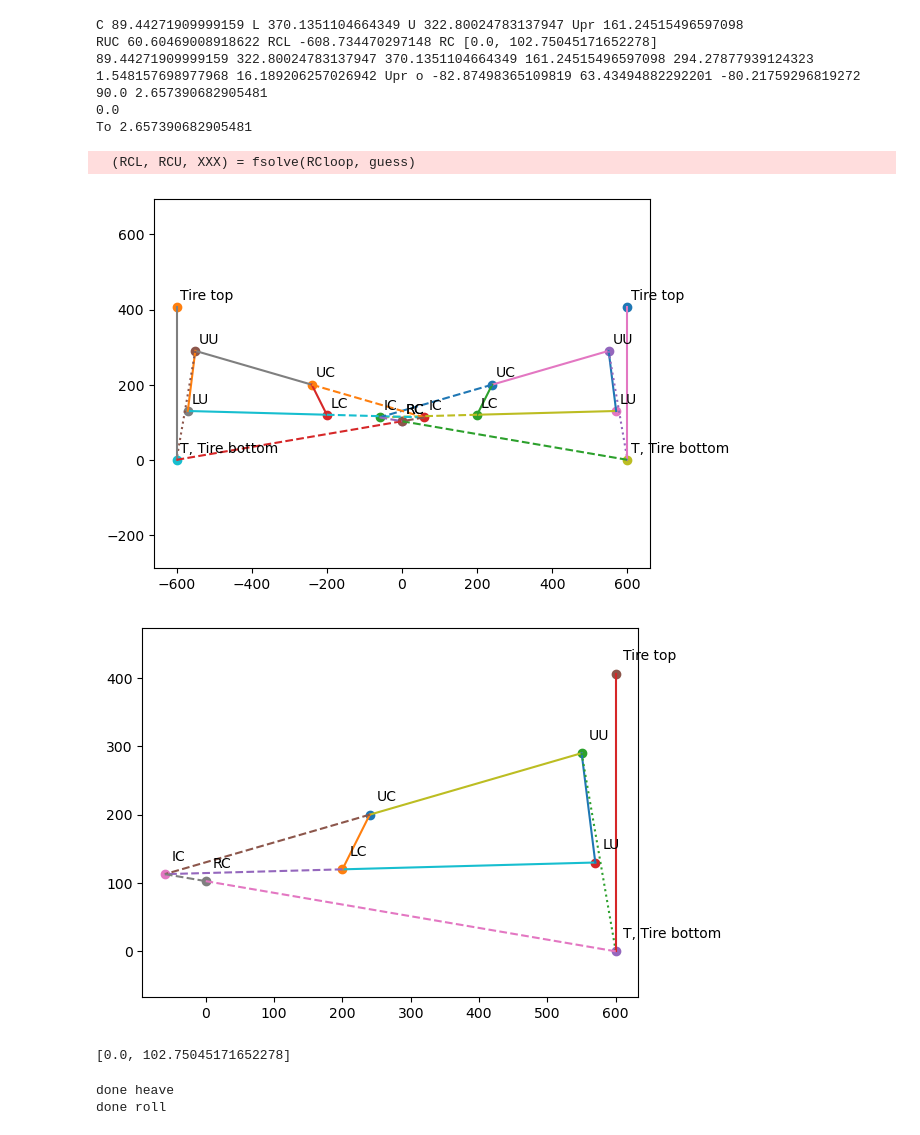
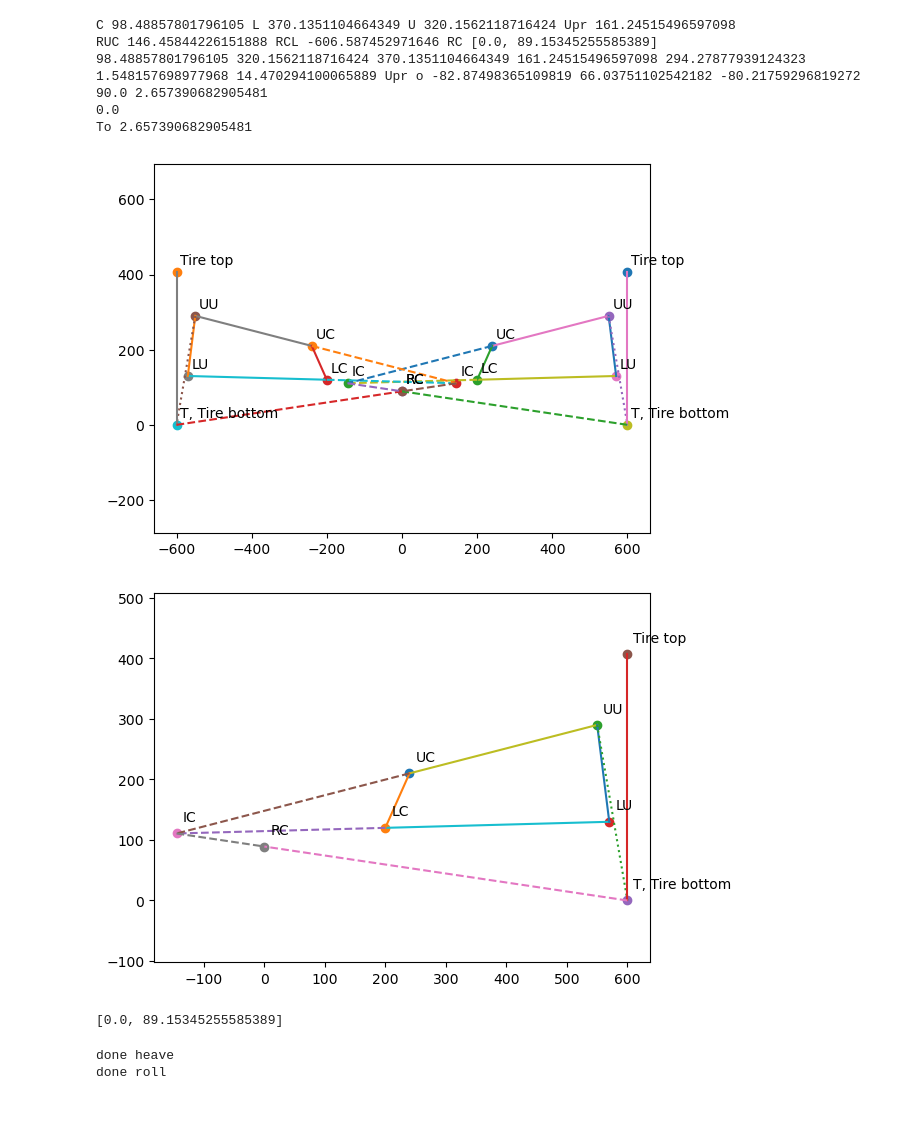
Before and after one commit to ColinSpilker/FSAE-Suspension-Calc, a Jupyter notebook: Suspension 2d wishbone.ipynb, the cells around one changed output. Cells and saved outputs as stored; diff of their text form; code cells hidden in the pictures.

```diff
--- a/Suspension 2d wishbone.ipynb
+++ b/Suspension 2d wishbone.ipynb
@@ -47,7 +47,7 @@ if front != True:
     LU = [LUy, LUz]  # Lower upright points
 else:
     UCy = 240
-    UCz = 200
+    UCz = 210
     UC = [UCy, UCz]  # Upper chassis points
 
     LCy = 200
@@ -149,41 +149,40 @@ for start, R, O, style in zip(
     [UUCo, LLCo, UprUUo, CLCo, TUUo, TDo, LLCo + pi, UUCo + pi, TRo, TRo],  # Angles
     ('-', '-', '-', '-', ':', '-', '--', '--', '--', '--')  # Line styles
 ):
     ax.plot([start[0], start[0] + R * cos(O)], [start[1], start[1] + R * sin(O)], style)
     ax.plot([-start[0], -start[0] - R * cos(O)], [start[1], start[1] + R * sin(O)], style)  # Symmetric side
 
 plt.axis('equal')
 plt.show()
 
 # === VISUALIZATION: DRIVER-SIDE ONLY ===
 fig, ax = plt.subplots()
 for name, point in zip(['UC','LC','UU','LU','T, Tire bottom', 'Tire top',"IC","RC"], [UC, LC, UU, LU, T, TDD, IC, RC]):
     ax.text(point[0]+10, point[1]+20, name)
     ax.plot(point[0], point[1], "o")
 
 for start, R, O, style in zip(
     [UC, LC, UU, LC, UU, T, LC, UC, T, IC],
     [U, L, Upr, C, TUU, TD, ICL, ICU, RCL, RCU],
     [UUCo, LLCo, UprUUo, CLCo, TUUo, TDo, LLCo + pi, UUCo + pi, TRo, TRo],
     ('-', '-', '-', '-', ':', '-', '--', '--', '--', '--')
 ):
     ax.plot([start[0], start[0] + R * cos(O)], [start[1], start[1] + R * sin(O)], style)
 
 plt.axis('equal')
 plt.show()
 
 print(RC)
 # %% [output]
-C 89.44271909999159 L 370.1351104664349 U 322.80024783137947 Upr 161.24515496597098
-RUC 60.60469008918622 RCL -608.734470297148 RC [0.0, 102.75045171652278]
-89.44271909999159 322.80024783137947 370.1351104664349 161.24515496597098 294.27877939124323
-1.548157698977968 16.189206257026942 Upr o -82.87498365109819 63.43494882292201 -80.21759296819272 90.0 2.657390682905481
+C 98.48857801796105 L 370.1351104664349 U 320.1562118716424 Upr 161.24515496597098
+RUC 146.45844226151888 RCL -606.587452971646 RC [0.0, 89.15345255585389]
+98.48857801796105 320.1562118716424 370.1351104664349 161.24515496597098 294.27877939124323
+1.548157698977968 14.470294100065889 Upr o -82.87498365109819 66.03751102542182 -80.21759296819272 90.0 2.657390682905481
 0.0
 To 2.657390682905481
-  (RCL, RCU, XXX) = fsolve(RCloop, guess)
-[figure, old version]
+[figure, new version]
-[figure, old version]
+[figure, new version]
-[0.0, 102.75045171652278]
+[0.0, 89.15345255585389]
 # %%
 # Import necessary libraries
 import numpy as np
```
